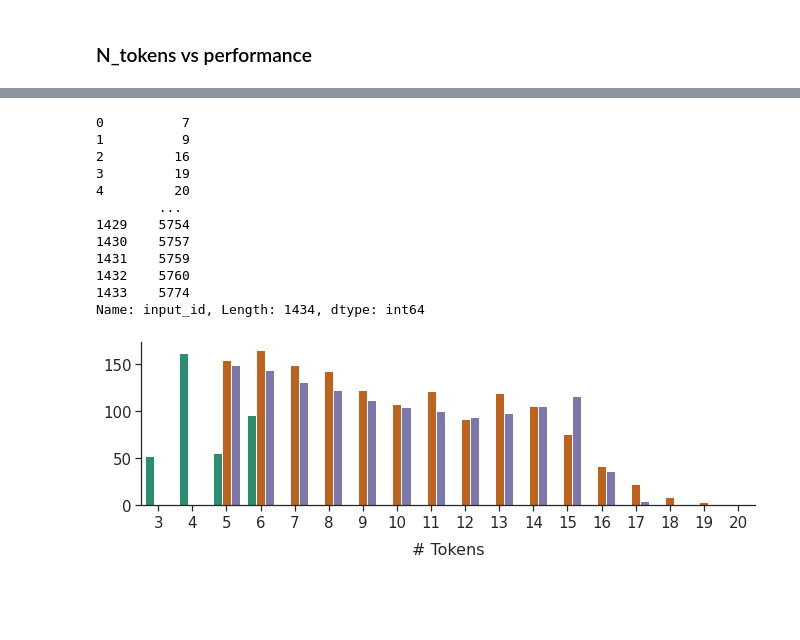
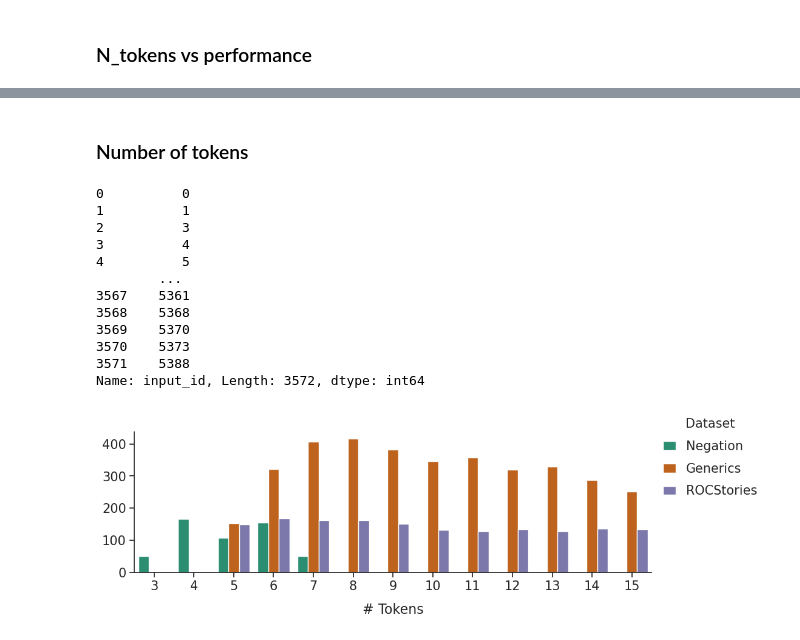
Before and after one commit to k-amara/syntax-shap, a Jupyter notebook: notebooks/Scores_Visualization_GPT2.ipynb, the cells around one changed output, grey strips where cells are left out. Saved outputs shown, nothing was run; the diff lists cells and outputs as text; code cells hidden in the pictures; blank space fills up the shorter version.

Commit message:
new visualization

```diff
--- a/notebooks/Scores_Visualization_GPT2.ipynb
+++ b/notebooks/Scores_Visualization_GPT2.ipynb
@@ -59,7 +59,7 @@ for root, dirs, files in os.walk(folder_path):
                 df = pd.DataFrame(data)
                 # Add the extracted details as new columns
                 df['algorithm'] = algorithm
-                df['n_token'] = df['input'].str.split().apply(len)
+                df['n_token'] = df['token_ids'].apply(len)
                 df['explanation'] = df['explanation'].apply(lambda x: x.reshape(-1))
 
                 # Append to the list of dataframes
@@ -137,7 +123,7 @@ for root, dirs, files in os.walk(folder_path):
                 df = pd.DataFrame(data)
                 # Add the extracted details as new columns
                 df['algorithm'] = algorithm
-                df['n_token'] = df['input'].str.split().apply(len)
+                df['n_token'] = df['token_ids'].apply(len)
 
                 # Append to the list of dataframes
                 df_list.append(df)
@@ -307,7 +309,7 @@ for root, dirs, files in os.walk(folder_path):
 
                 # Add the extracted details as new columns
                 df['algorithm'] = algorithm
-                df['n_token'] = df['input'].str.split().apply(len)
+                df['n_token'] = df['token_ids'].apply(len)
                 df['threshold'] = eval(threshold)
 
                 # Append to the list of dataframes
@@ -407,19 +410,19 @@ sns.set_context("notebook", rc={"xtick.labelsize" : 15, "ytick.labelsize" : 15})
 # Creating a lineplot for each score
 sns.lineplot(x='threshold', y='fid_keep', hue='algorithm', data=df, ax=axes[0], palette=dict_color, linewidth=2)
 axes[0].set_title('')
-axes[0].set_xlabel('Threshold', fontsize=13)
+axes[0].set_xlabel('threshold', fontsize=13)
 axes[0].set_ylabel('Fidelity', fontsize=17)
 axes[0].tick_params(axis='both', which='major', labelsize=12, pad=10)  # Increase tick font size and padding
 
 sns.lineplot(x='threshold', y='prob_diff_at_k', hue='algorithm', data=df, ax=axes[1], palette=dict_color, linewidth=2)
 axes[1].set_title('')
-axes[1].set_xlabel('Threshold', fontsize=13)
+axes[1].set_xlabel('threshold', fontsize=13)
 axes[1].set_ylabel('Div@10', fontsize=17)
 axes[1].tick_params(axis='both', which='major', labelsize=12, pad=10)  # Increase tick font size and padding
 
 sns.lineplot(x='threshold', y='acc_at_k', hue='algorithm', data=df, ax=axes[2], palette=dict_color, linewidth=2)
 axes[2].set_title('')
-axes[2].set_xlabel('Threshold', fontsize=13)
+axes[2].set_xlabel('threshold', fontsize=13)
 axes[2].set_ylabel('Acc@10', fontsize=17)
 axes[2].tick_params(axis='both', which='major', labelsize=12, pad=10)  # Increase tick font size and padding
 
@@ -443,5 +446,5 @@ sns.despine()
 #plt.tight_layout()
 plt.show()
 
-#fig.savefig(f"/cluster/home/kamara/syntax-shap/figures/{model_name}/{dataset}/scores_{model_name}_{dataset}.pdf", bbox_inches='tight', dpi=600)
+fig.savefig(f"/cluster/home/kamara/syntax-shap/figures/{model_name}/{dataset}/scores_{model_name}_{dataset}.pdf", bbox_inches='tight', dpi=600)
 # %% [output]
@@ -511,54 +589,56 @@ KeyError: 'tokens'
+# %% [markdown]
+### Number of tokens
 # %%
 import pandas as pd
 import seaborn as sns
 import matplotlib.pyplot as plt
 
 df = df_final[['input_id', 'input', 'n_token', 'dataset']]
 df = df.groupby(['dataset', 'input_id']).mean().reset_index()
 df['n_token'] = df['n_token'].apply(lambda x: int(x))
 print(df[df['dataset'] == 'generics']['input_id'])
 order = ['negation', 'generics', 'rocstories']
 df = df.sort_values(by='dataset', key=lambda x: x.map({v: i for i, v in enumerate(order)}))
 df['dataset'] = df['dataset'].replace({'negation': 'Negation', 'generics': 'Generics', 'rocstories': 'ROCStories'})
 
 
 # Plotting with Seaborn
 sns.set(style="whitegrid")
 sns.set_style("ticks")
 sns.set_context("notebook", rc={"xtick.labelsize" : 15, "ytick.labelsize" : 15})
 
 
 # Plotting
 plt.figure(figsize=(11, 3))
 sns.countplot(data=df, x='n_token', hue='dataset', palette=sns.color_palette("Dark2"), width=0.8, edgecolor='white')
 plt.xlabel('# Tokens', fontsize=16, labelpad=12)
 plt.ylabel(None)
 
-#legend = ax.legend(title='Dataset', loc='upper left', bbox_to_anchor=(.8, 1.18), fontsize=15, frameon=False, handlelength=1, labelspacing=0.8)
-#legend.get_title().set_fontsize('15')  # Increase legend title font size
-#for line in legend.get_lines():
-    #line.set_linewidth(4)  # Increase line width in legend
+legend = plt.legend(title='Dataset', loc='upper left', bbox_to_anchor=(1, 1.18), fontsize=15, frameon=False, handlelength=1, labelspacing=0.8)
+legend.get_title().set_fontsize('15')  # Increase legend title font size
+for line in legend.get_lines():
+    line.set_linewidth(4)  # Increase line width in legend
 
-plt.legend([],[], frameon=False)
+#plt.legend([],[], frameon=False)
 sns.despine()
 
-plt.savefig(f"/cluster/home/kamara/syntax-shap/figures/{model_name}/scores_{model_name}_n_token_count_2_no_leg.pdf", bbox_inches='tight', dpi=600)
+plt.savefig(f"/cluster/home/kamara/syntax-shap/figures/{model_name}/scores_{model_name}_n_token_count.pdf", bbox_inches='tight', dpi=600)
 
 plt.show()
 # %% [output]
-0          7
-1          9
-2         16
-3         19
-4         20
+0          0
+1          1
+2          3
+3          4
+4          5
         ...
-1429    5754
-1430    5757
-1431    5759
-1432    5760
-1433    5774
-Name: input_id, Length: 1434, dtype: int64
+3567    5361
+3568    5368
+3569    5370
+3570    5373
+3571    5388
+Name: input_id, Length: 3572, dtype: int64
-[figure, old version]
+[figure, new version]
 # %%
 import pandas as pd
 import seaborn as sns
```
Also changed, not shown: parts of 24 cells of this notebook, 2 other files.
